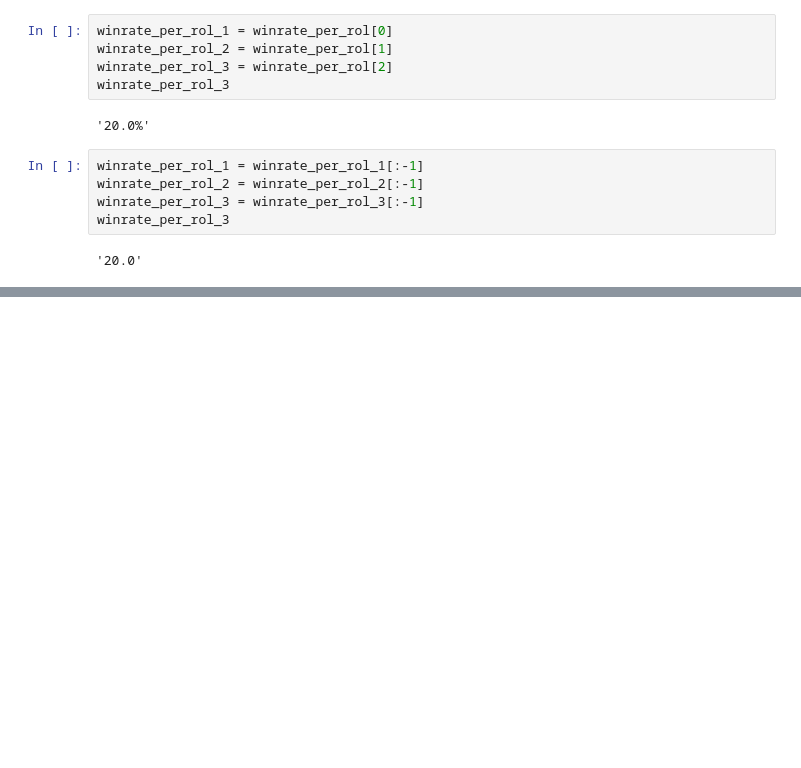
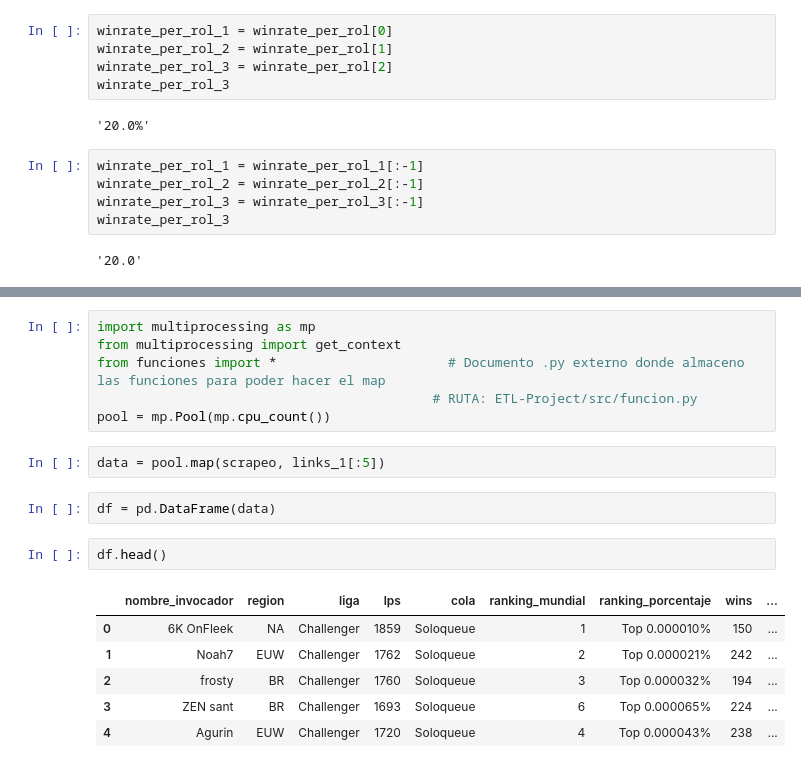
Before and after one commit to Periclates7/League_of_Scouters, a Jupyter notebook: src/Prueba.ipynb, the cells around one changed output, grey strips where cells are left out. Drawn from its saved outputs; the diff is of its cells as text; blank space fills up the shorter version.

Commit message:
retocando funcion

```diff
--- a/src/Prueba.ipynb
+++ b/src/Prueba.ipynb
@@ -347,0 +370,19 @@ winrate_per_rol_3
+# %%
+import multiprocessing as mp
+from multiprocessing import get_context
+from funciones import *                      # Documento .py externo donde almaceno las funciones para poder hacer el map
+                                           # RUTA: ETL-Project/src/funcion.py
+pool = mp.Pool(mp.cpu_count())
+# %%
+data = pool.map(scrapeo, links_1[:5])
+# %%
+df = pd.DataFrame(data)
+# %%
+df.head()
+# %% [output]
+|  | nombre_invocador | region | liga | lps | cola | ranking_mundial | ranking_porcentaje | wins | ... |
+| 0 | 6K OnFleek | NA | Challenger | 1859 | Soloqueue | 1 | Top 0.000010% | 150 | ... |
+| 1 | Noah7 | EUW | Challenger | 1762 | Soloqueue | 2 | Top 0.000021% | 242 | ... |
+| 2 | frosty | BR | Challenger | 1760 | Soloqueue | 3 | Top 0.000032% | 194 | ... |
+| 3 | ZEN sant | BR | Challenger | 1693 | Soloqueue | 6 | Top 0.000065% | 224 | ... |
+| 4 | Agurin | EUW | Challenger | 1720 | Soloqueue | 4 | Top 0.000043% | 238 | ... |
```
Also changed, not shown: parts of 8 cells of this notebook, 1 other file.
